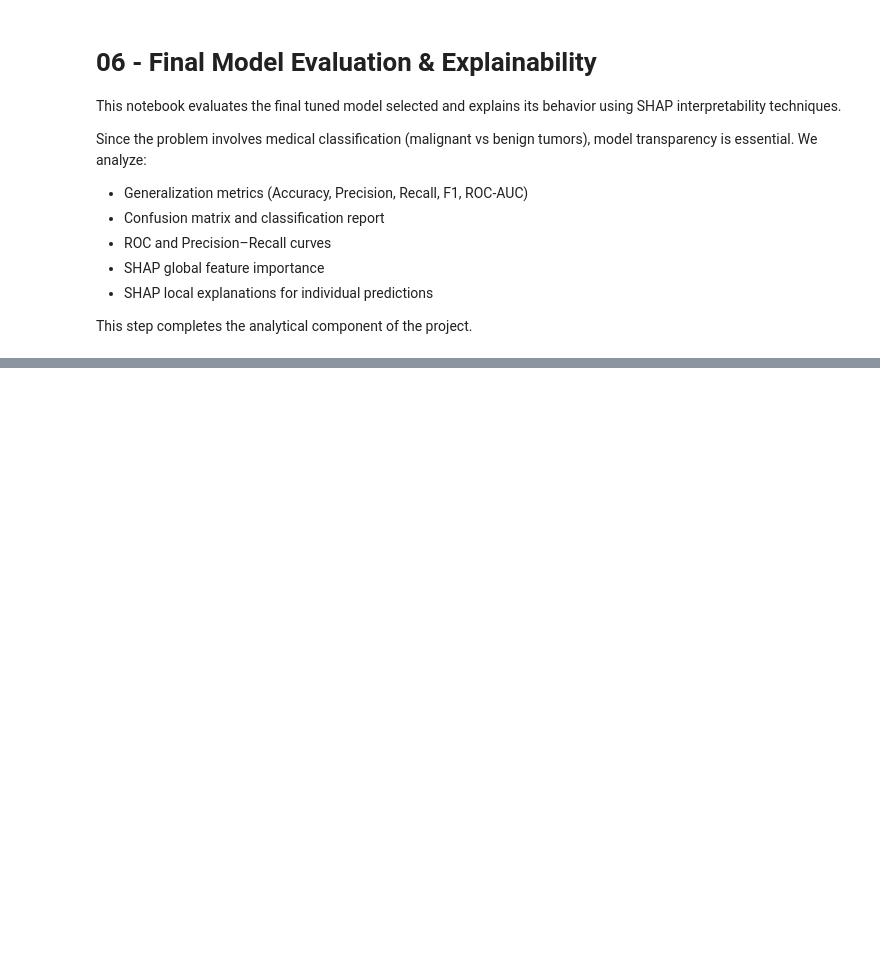
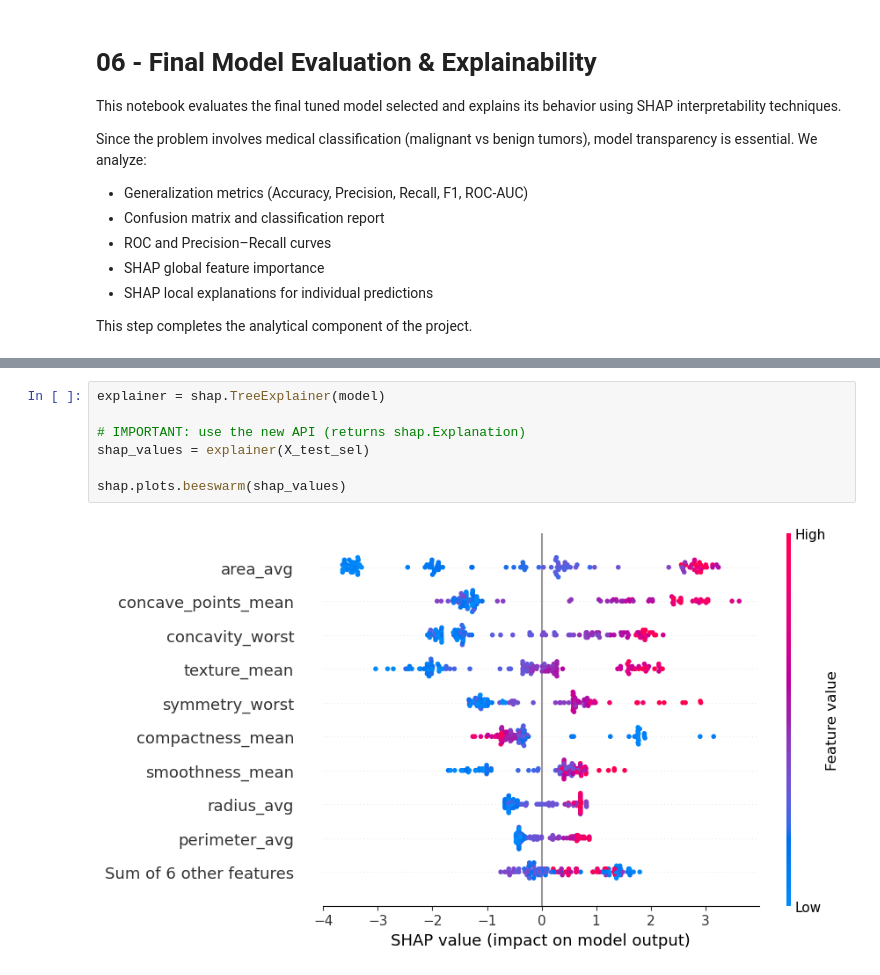
Before and after one commit to ludoteca12/Breast-Cancer-Wisconsin, a Jupyter notebook: notebooks/06_Model_Evaluation.ipynb, the cells around one changed output, grey strips where cells are left out. Drawn from its saved outputs; the diff is of its cells as text; blank space fills up the shorter version.

```diff
--- a/notebooks/06_Model_Evaluation.ipynb
+++ b/notebooks/06_Model_Evaluation.ipynb
@@ -64,0 +168,9 @@ IndexError: only integers, slices (`:`), ellipsis (`...`), numpy.newaxis (`None`
+# %%
+explainer = shap.TreeExplainer(model)
+
+# IMPORTANT: use the new API (returns shap.Explanation)
+shap_values = explainer(X_test_sel)
+
+shap.plots.beeswarm(shap_values)
+# %% [output]
+[figure, added]
```
Also changed, not shown: parts of 22 cells of this notebook.
